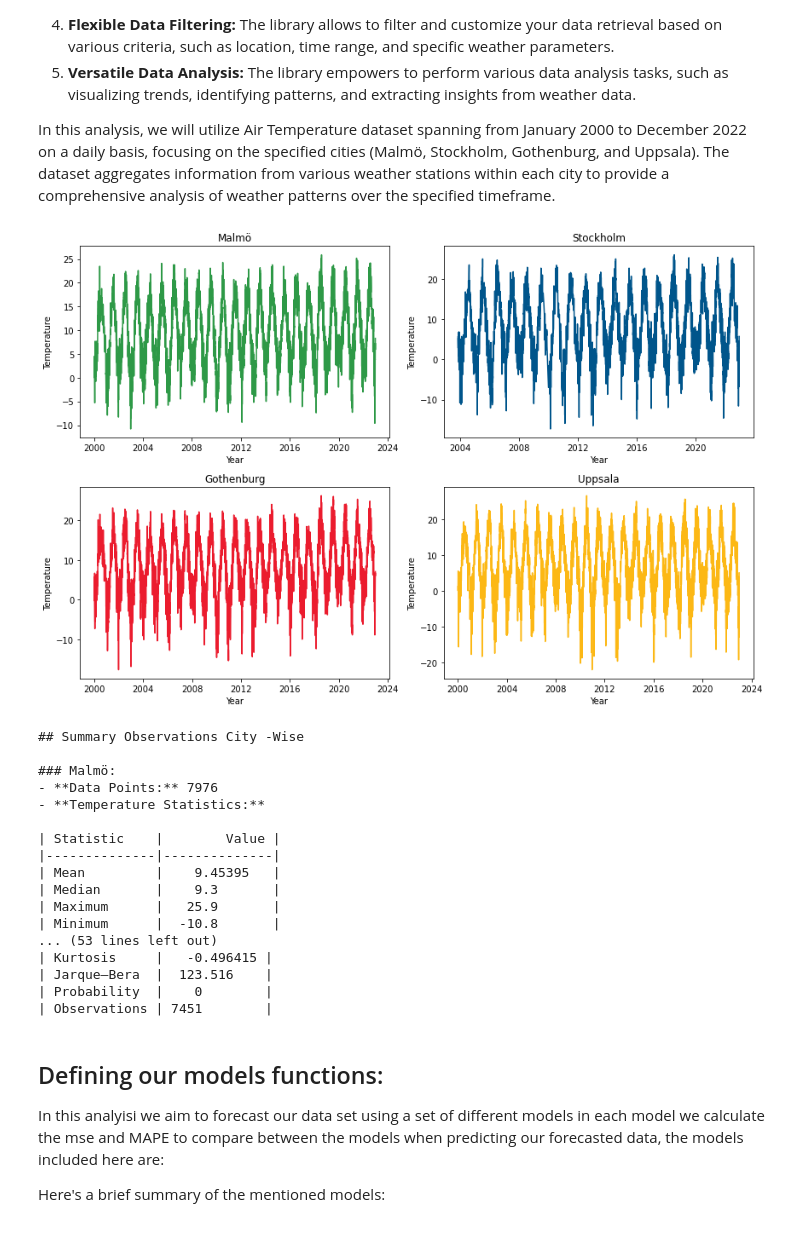
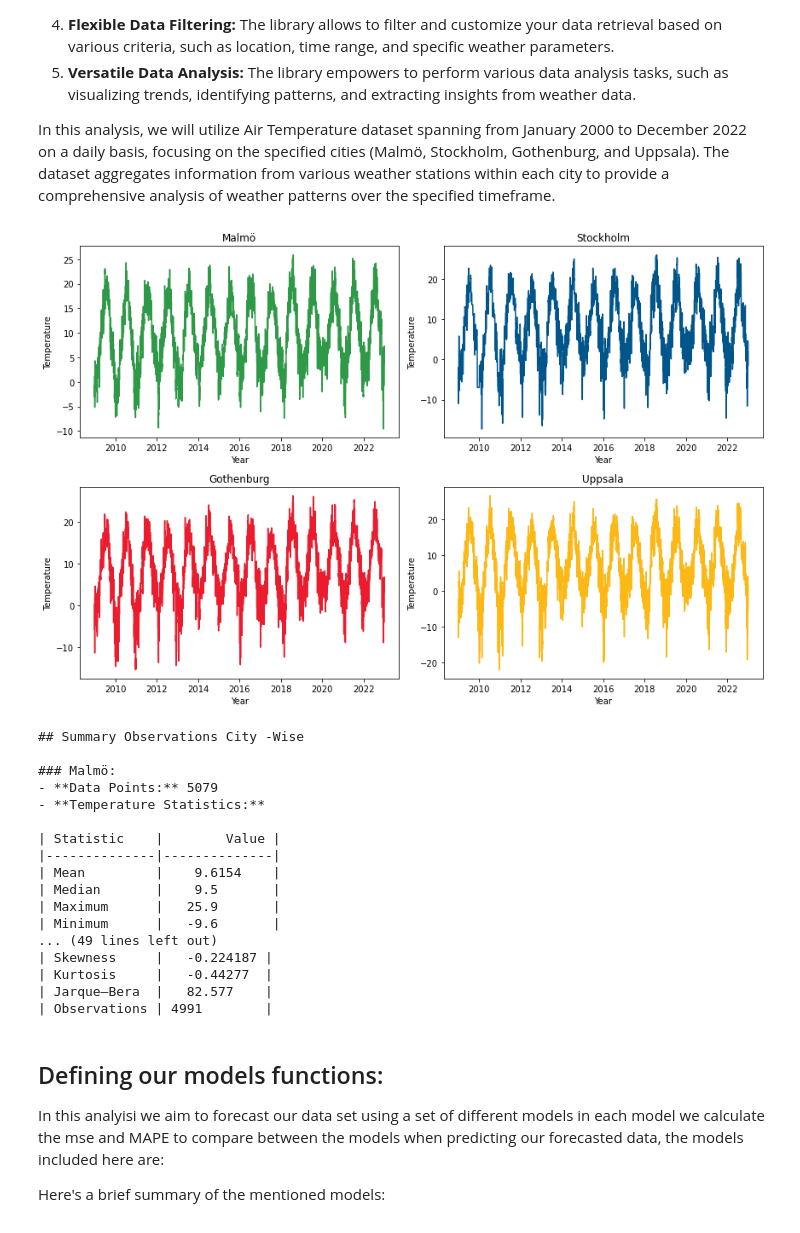
Before and after one commit to Elmahi92/A-hybrid-model-including-independent-component-analysis-and-neural-network-for-forecasting-, a Jupyter notebook: A hybrid model including independent component analysis and neural network for forecasting temperature in Sweden.ipynb, the cells around one changed output. Cells and saved outputs as stored; diff of their text form; code cells hidden in the pictures.

```diff
--- a/A hybrid model including independent component analysis and neural network for forecasting temperature in Sweden.ipynb
+++ b/A hybrid model including independent component analysis and neural network for forecasting temperature in Sweden.ipynb
@@ -47,14 +47,15 @@ Key features of the Meteostat Python library include:
 
 In this analysis, we will utilize Air Temperature dataset spanning from January 2000 to December 2022 on a daily basis, focusing on the specified cities (Malmö, Stockholm, Gothenburg, and Uppsala). The dataset aggregates information from various weather stations within each city to provide a comprehensive analysis of weather patterns over the specified timeframe.
 # %%
-import pandas as pd
 from datetime import datetime
 import matplotlib.pyplot as plt
 from meteostat import Point, Daily
+import numpy as np
+import matplotlib.pyplot as plt
+from sklearn.decomposition import FastICA
 
-# Set time period
-start = datetime(2000, 1, 1)
-end = datetime(2022, 12, 31)
+start = datetime(2009, 1, 1)
+end = datetime(2022, 12, 30)
 
 # Function to fetch weather data for a given city
 def fetch_weather_data(latitude, longitude, city_name):
@@ -65,6 +66,8 @@ def fetch_weather_data(latitude, longitude, city_name):
         'City': city_name,
         'Temperature': data['tavg']
     })
+    # Interpolate missing data points using linear interpolation
+    weather_data.interpolate(method='bfill', inplace=True)
     return weather_data.dropna()
 
 # Fetch weather data for each city
@@ -72,37 +75,44 @@ weather_data_malmo = fetch_weather_data(55.6050, 13.0038, 'Malmö')
 weather_data_stockholm = fetch_weather_data(59.3293, 18.0686, 'Stockholm')
 weather_data_gothenburg = fetch_weather_data(57.7089, 11.9746, 'Gothenburg')
 weather_data_uppsala = fetch_weather_data(59.8585, 17.6389, 'Uppsala')
+
+# Resample all data frames to daily frequency and drop missing data points
+weather_data_malmo = weather_data_malmo.resample('D').mean().dropna()
+weather_data_stockholm = weather_data_stockholm.resample('D').mean().dropna()
+weather_data_gothenburg = weather_data_gothenburg.resample('D').mean().dropna()
+weather_data_uppsala = weather_data_uppsala.resample('D').mean().dropna()
+
 
 # Create subplots
 fig, axs = plt.subplots(2, 2, figsize=(12, 8))
 
 # Plot temperature for Malmö
 axs[0, 0].plot(weather_data_malmo['Temperature'], color='#2E9947')
 axs[0, 0].set_title('Malmö')
 
 # Plot temperature for Stockholm
 axs[0, 1].plot(weather_data_stockholm['Temperature'], color='#00558B')
 axs[0, 1].set_title('Stockholm')
 
 # Plot temperature for Gothenburg
 axs[1, 0].plot(weather_data_gothenburg['Temperature'], color='#EB1C2E')
 axs[1, 0].set_title('Gothenburg')
 
 # Plot temperature for Uppsala
 axs[1, 1].plot(weather_data_uppsala['Temperature'], color='#FCB815')
 axs[1, 1].set_title('Uppsala')
 
 # Set common labels
 for ax in axs.flat:
     ax.set(xlabel='Year', ylabel='Temperature')
 
 # Adjust layout
 plt.tight_layout()
 
 # Show the plot
 plt.show()
 # %% [output]
-[figure, old version]
+[figure, new version]
 # %%
 import pandas as pd
 from scipy.stats import skew, kurtosis, jarque_bera
@@ -124,7 +134,6 @@ def generate_city_summary(city_name, weather_data):
         ['Skewness', skew(weather_data['Temperature'])],
         ['Kurtosis', kurtosis(weather_data['Temperature'])],
         ['Jarque–Bera', jarque_bera(weather_data['Temperature'])[0]],
-        ['Probability', jarque_bera(weather_data['Temperature'])[1]],
         ['Observations', len(weather_data)],
     ], headers=['Statistic', 'Value'], tablefmt='github')
     summary += "\n\n"
@@ -148,20 +157,20 @@ print(overall_report)
 ## Summary Observations City -Wise
 
 ### Malmö:
-- **Data Points:** 7976
+- **Data Points:** 5079
 - **Temperature Statistics:**
 
 | Statistic    |        Value |
 |--------------|--------------|
-| Mean         |    9.45395   |
-| Median       |    9.3       |
+| Mean         |    9.6154    |
+| Median       |    9.5       |
 | Maximum      |   25.9       |
-| Minimum      |  -10.8       |
-... (53 lines left out)
-| Kurtosis     |   -0.496415 |
-| Jarque–Bera  |  123.516    |
-| Probability  |    0        |
-| Observations | 7451        |
+| Minimum      |   -9.6       |
+... (49 lines left out)
+| Skewness     |   -0.224187 |
+| Kurtosis     |   -0.44277  |
+| Jarque–Bera  |   82.577    |
+| Observations | 4991        |
 # %% [markdown]
 ## Defining our models functions:
 
```
Also changed, not shown: parts of 16 cells of this notebook.
